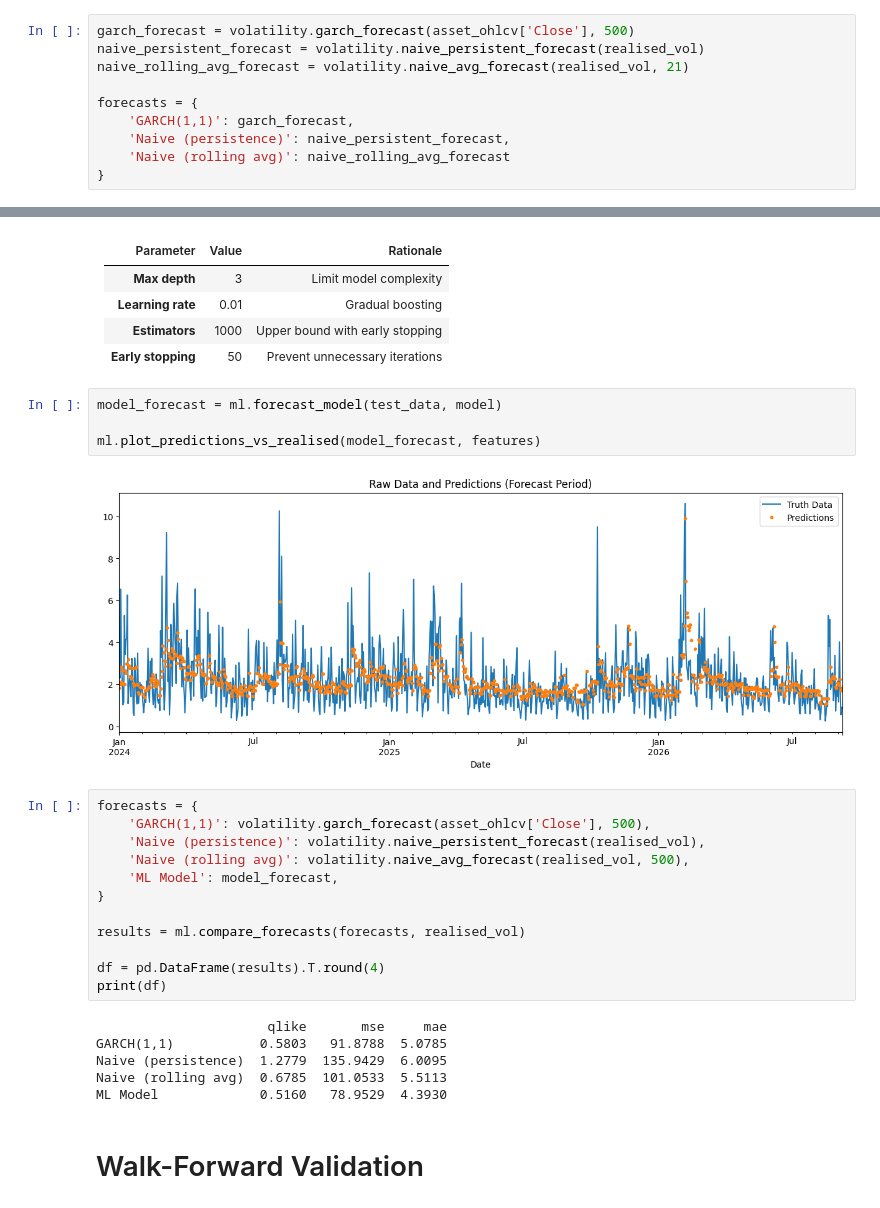
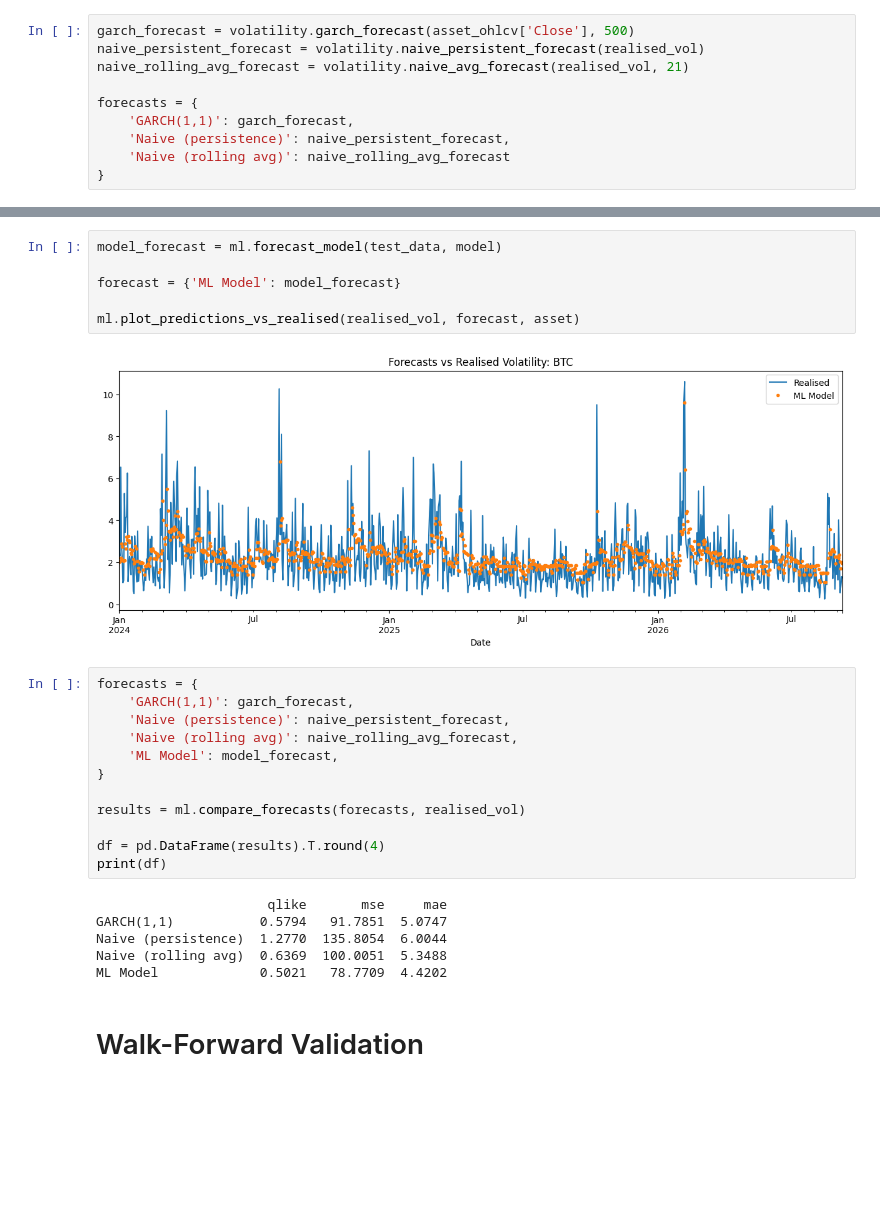
Before and after one commit to joshyspittle/Machine-Learning-Volatility, a Jupyter notebook: volatility_forecast.ipynb, the cells around one changed output, grey strips where cells are left out. Saved outputs shown, nothing was run; the diff lists cells and outputs as text; blank space fills up the shorter version.

```diff
--- a/volatility_forecast.ipynb
+++ b/volatility_forecast.ipynb
@@ -162,22 +188,16 @@ ml.plot_feature_importance(model)
-# %% [markdown]
-
-| Parameter | Value | Rationale |
-| :--- | :--- | :--- |
-| **Max depth** | 3 | Limit model complexity |
-| **Learning rate** | 0.01 | Gradual boosting |
-| **Estimators** | 1000 | Upper bound with early stopping |
-| **Early stopping** | 50 | Prevent unnecessary iterations |
 # %%
 model_forecast = ml.forecast_model(test_data, model)
 
-ml.plot_predictions_vs_realised(model_forecast, features)
+forecast = {'ML Model': model_forecast}
+
+ml.plot_predictions_vs_realised(realised_vol, forecast, asset)
 # %% [output]
-[figure, old version]
+[figure, new version]
 # %%
 forecasts = {
-    'GARCH(1,1)': volatility.garch_forecast(asset_ohlcv['Close'], 500),
-    'Naive (persistence)': volatility.naive_persistent_forecast(realised_vol),
-    'Naive (rolling avg)': volatility.naive_avg_forecast(realised_vol, 500),
+    'GARCH(1,1)': garch_forecast,
+    'Naive (persistence)': naive_persistent_forecast,
+    'Naive (rolling avg)': naive_rolling_avg_forecast,
     'ML Model': model_forecast,
 }
 
@@ -187,10 +207,10 @@ df = pd.DataFrame(results).T.round(4)
 print(df)
 # %% [output]
                       qlike       mse     mae
-GARCH(1,1)           0.5803   91.8788  5.0785
-Naive (persistence)  1.2779  135.9429  6.0095
-Naive (rolling avg)  0.6785  101.0533  5.5113
-ML Model             0.5160   78.9529  4.3930
+GARCH(1,1)           0.5794   91.7851  5.0747
+Naive (persistence)  1.2770  135.8054  6.0044
+Naive (rolling avg)  0.6369  100.0051  5.3488
+ML Model             0.5021   78.7709  4.4202
 # %% [markdown]
 # Walk-Forward Validation
 # %%
```
Also changed, not shown: parts of 13 cells of this notebook, 8 other files.
